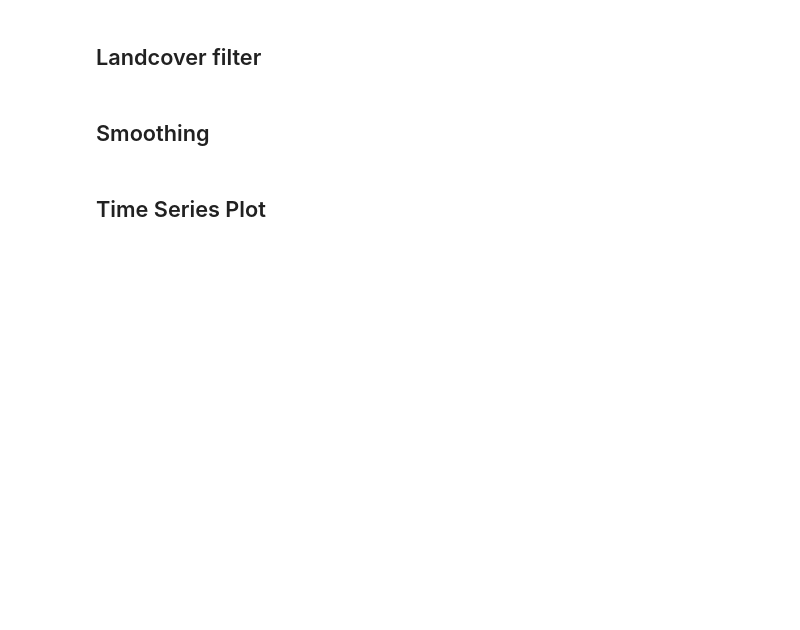
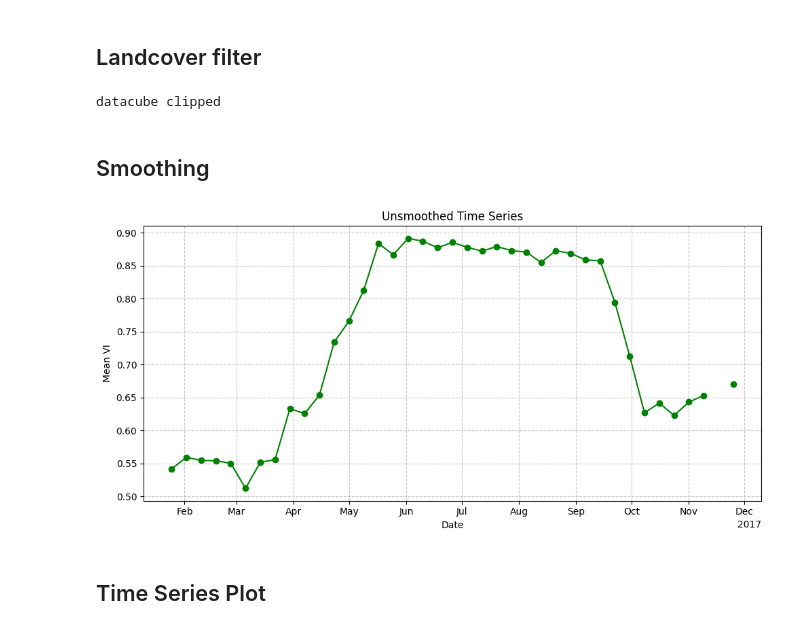
Before and after one commit to milesberberich/RhoenPhenology, a Jupyter notebook: analysis.ipynb, the cells around one changed output. Saved outputs shown, nothing was run; the diff lists cells and outputs as text; code cells hidden in the pictures; blank space fills up the shorter version.

```diff
--- a/analysis.ipynb
+++ b/analysis.ipynb
@@ -12,5 +12,5 @@ from get_phenology import *
 # %%
 year = "2017"
 
-dc_raw = modis_loader1(r"C:\Users\miles\OneDrive\Dokumente\EAGLE SoSe\Linking science\gis\geodata\bioreservat_rhön.geojson", datetime=f"{year}-01-01/{year}-12-30").sel(time=year)
+dc_raw = modis_loader16(r"C:\Users\miles\OneDrive\Dokumente\EAGLE SoSe\Linking science\gis\geodata\bioreservat_rhön.geojson", datetime=f"{year}-01-01/{year}-12-30").sel(time=year).transpose('time', 'latitude', 'longitude')
 # %% [output]
@@ -24,11 +28,15 @@ lc = landcover_loader(r"C:\Users\miles\OneDrive\Dokumente\EAGLE SoSe\Linking sci
 # %%
 class_codes = [60]
 dc = lc_filter(dc_raw, lc, class_codes = class_codes)
+# %% [output]
+datacube clipped
 # %% [markdown]
 ## Smoothing
 # %%
 timeplot(dc, title="Unsmoothed Time Series")
-dc = smooth_timeseries(dc, window_size=19)
+dc = smooth_timeseries(dc, window_size=5)
+# %% [output]
+[figure, added]
 # %% [markdown]
 ## Time Series Plot
 # %%
```
Also changed, not shown: parts of 7 cells of this notebook, 3 other files.
